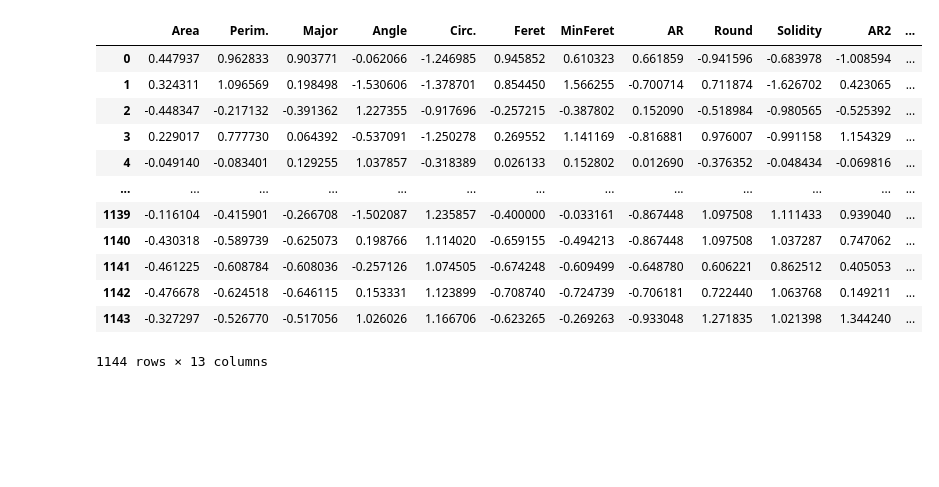
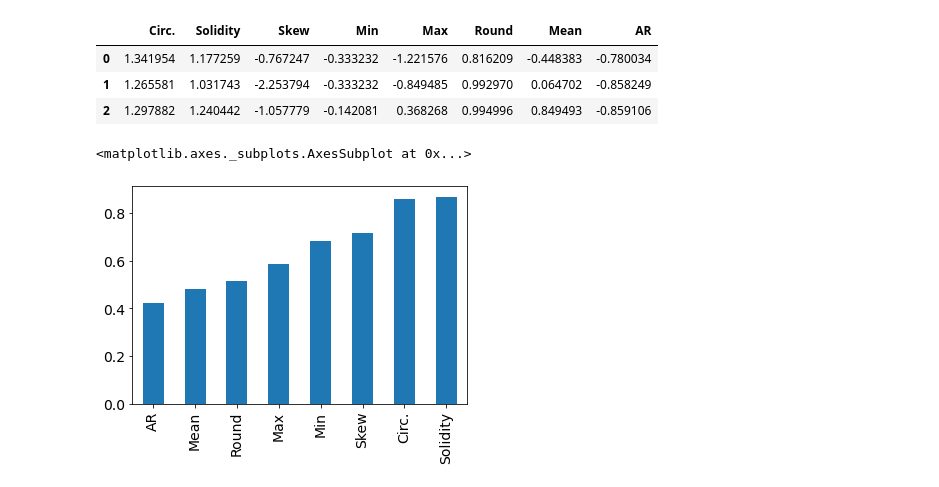
Before and after one commit to kozz84/particle_analysis, a Jupyter notebook: Size_distribution_100Hz_SpectralClustering.ipynb, the cells around one changed output. Cells and saved outputs as stored; diff of their text form; code cells hidden in the pictures; blank space fills up the shorter version.

```diff
--- a/Size_distribution_100Hz_SpectralClustering.ipynb
+++ b/Size_distribution_100Hz_SpectralClustering.ipynb
@@ -6,7 +6,8 @@ import numpy as np
 import matplotlib.pyplot as plt
 import seaborn as sns
 # %%
-data = pd.read_csv('/content/drive/MyDrive/CIOP/size distrubution_100Hz.csv',sep=';')
+data = pd.read_csv('/content/drive/MyDrive/CIOP/Particle clustering/210902_#4_100_30_1um_i002.csv',sep=';')
 data.dropna(inplace=True)
+pd.set_option('Max_Column', None)
 data.head(2)
 # %% [output]
@@ -21,31 +24,27 @@ data.corr()['Group'].plot(kind='bar')
 # %%
 def preprocessing(df):
     df = df.copy()
-    df = df.rename(columns={"Circ sqrt": "Circularity C",
-                            'Equivalent Diameter':'Equivalent Diameter [nm]'})
-    df = df.drop(['Label',' ','Minor','FeretX','FeretY','FeretAngle'],axis=1)
+    X = df[['Circ.','Solidity','Skew','Min','Max','Round','Mean','AR']]
+   # df = df.rename(columns={"Circ sqrt": "Circularity C",
+   #                         'Equivalent Diameter':'Equivalent Diameter [nm]'})
+   # df = df['AR','Mean','Round','Max','Min','Skew','Circ.','Solidity']
+  #  df = df.drop(['Label',' '],axis=1)
+   # df=df.drop(['BY','Y','YM','FeretAngle','%Area','Slice','XM','X','Angle'],axis=1)
+    #df['equivalent diameter'] = 2*(df['Area']/np.pi)**0.5
     df.dropna(inplace=True)
     y = df['Group']
-    X = df.drop('Group',axis=1)
+    #X = df.drop('Group',axis=1)
     #X_train, X_test, y_train, y_test = train_test_split(X, y, test_size=0.2, random_state=42)
+    from sklearn.preprocessing import StandardScaler
     scaler = StandardScaler()
     X = pd.DataFrame(scaler.fit_transform(X),columns=X.columns)
     #X_test = pd.DataFrame(scaler.fit_transform(X_test),columns=X_test.columns)
     return X,y
 X,y = preprocessing(data)
 # %%
-X
+X.head(3)
 # %% [output]
-|  | Area | Perim. | Major | Angle | Circ. | Feret | MinFeret | AR | Round | Solidity | AR2 | ... |
-| 0 | 0.447937 | 0.962833 | 0.903771 | -0.062066 | -1.246985 | 0.945852 | 0.610323 | 0.661859 | -0.941596 | -0.683978 | -1.008594 | ... |
-| 1 | 0.324311 | 1.096569 | 0.198498 | -1.530606 | -1.378701 | 0.854450 | 1.566255 | -0.700714 | 0.711874 | -1.626702 | 0.423065 | ... |
-| 2 | -0.448347 | -0.217132 | -0.391362 | 1.227355 | -0.917696 | -0.257215 | -0.387802 | 0.152090 | -0.518984 | -0.980565 | -0.525392 | ... |
-| 3 | 0.229017 | 0.777730 | 0.064392 | -0.537091 | -1.250278 | 0.269552 | 1.141169 | -0.816881 | 0.976007 | -0.991158 | 1.154329 | ... |
-| 4 | -0.049140 | -0.083401 | 0.129255 | 1.037857 | -0.318389 | 0.026133 | 0.152802 | 0.012690 | -0.376352 | -0.048434 | -0.069816 | ... |
-| ... | ... | ... | ... | ... | ... | ... | ... | ... | ... | ... | ... | ... |
-| 1139 | -0.116104 | -0.415901 | -0.266708 | -1.502087 | 1.235857 | -0.400000 | -0.033161 | -0.867448 | 1.097508 | 1.111433 | 0.939040 | ... |
-| 1140 | -0.430318 | -0.589739 | -0.625073 | 0.198766 | 1.114020 | -0.659155 | -0.494213 | -0.867448 | 1.097508 | 1.037287 | 0.747062 | ... |
-| 1141 | -0.461225 | -0.608784 | -0.608036 | -0.257126 | 1.074505 | -0.674248 | -0.609499 | -0.648780 | 0.606221 | 0.862512 | 0.405053 | ... |
-| 1142 | -0.476678 | -0.624518 | -0.646115 | 0.153331 | 1.123899 | -0.708740 | -0.724739 | -0.706181 | 0.722440 | 1.063768 | 0.149211 | ... |
-| 1143 | -0.327297 | -0.526770 | -0.517056 | 1.026026 | 1.166706 | -0.623265 | -0.269263 | -0.933048 | 1.271835 | 1.021398 | 1.344240 | ... |
+|  | Circ. | Solidity | Skew | Min | Max | Round | Mean | AR |
+| 0 | 1.341954 | 1.177259 | -0.767247 | -0.333232 | -1.221576 | 0.816209 | -0.448383 | -0.780034 |
+| 1 | 1.265581 | 1.031743 | -2.253794 | -0.333232 | -0.849485 | 0.992970 | 0.064702 | -0.858249 |
+| 2 | 1.297882 | 1.240442 | -1.057779 | -0.142081 | 0.368268 | 0.994996 | 0.849493 | -0.859106 |
-1144 rows × 13 columns
@@ -53,0 +51,5 @@ from sklearn.cluster import SpectralClustering
+# %%
+X.corrwith(y).abs().sort_values().plot(kind='bar')
+# %% [output]
+<matplotlib.axes._subplots.AxesSubplot at 0x...>
+[figure, added]
```
Also changed, not shown: parts of 28 cells of this notebook.
